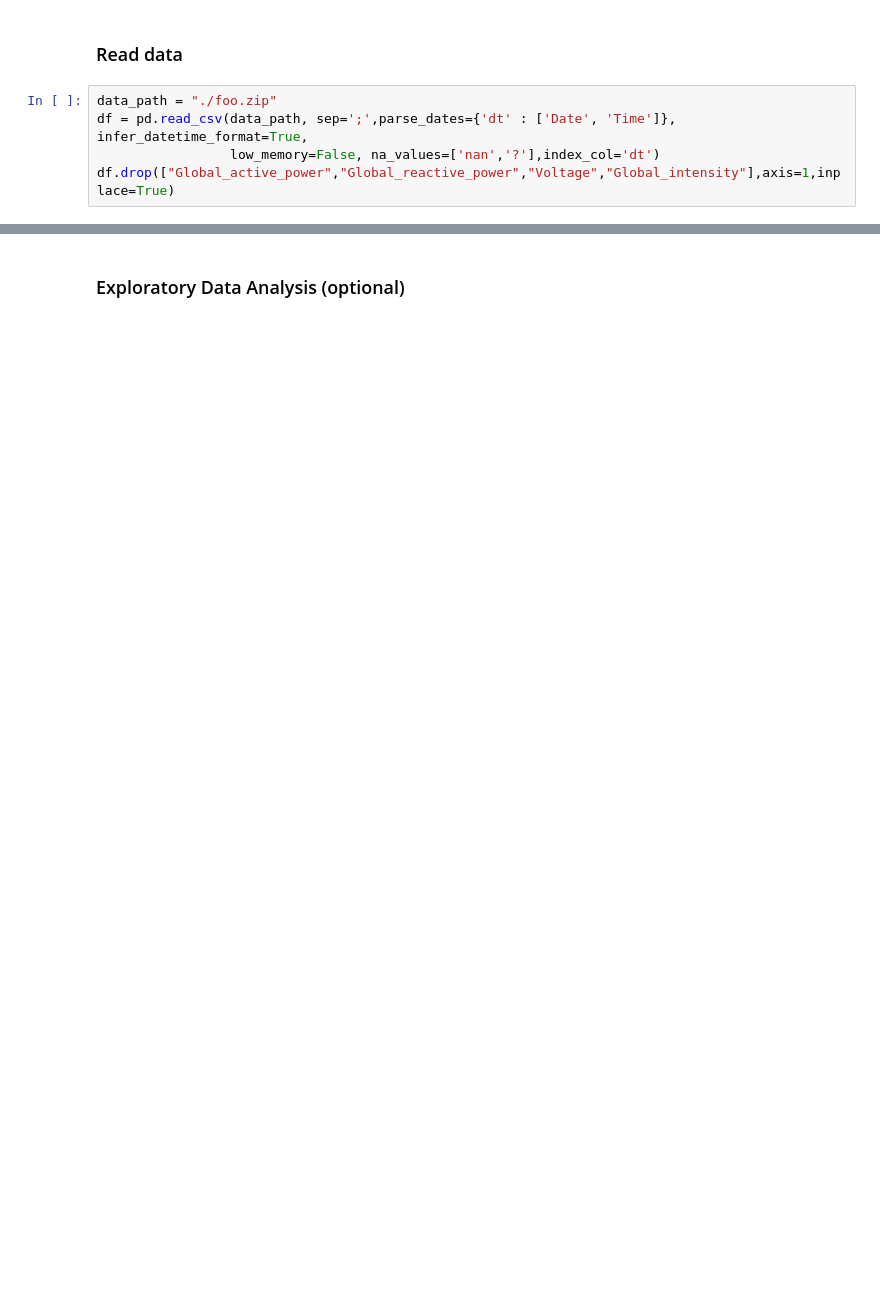
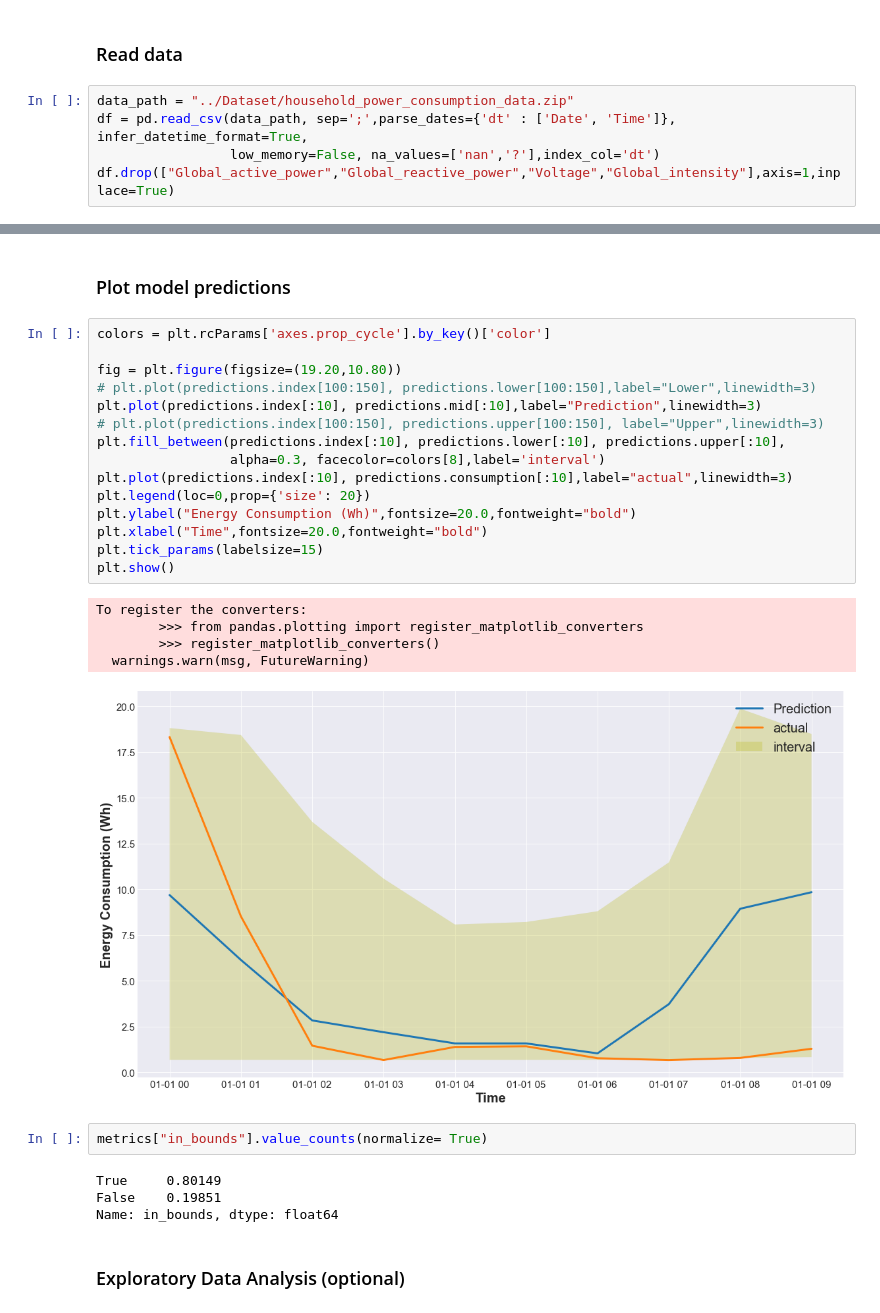
Before and after one commit to Gci04/Household-Power-Consumption, a Jupyter notebook: src/Household_Power_Prediction.ipynb, the cells around one changed output, grey strips where cells are left out. Drawn from its saved outputs; the diff is of its cells as text; blank space fills up the shorter version.

```diff
--- a/src/Household_Power_Prediction.ipynb
+++ b/src/Household_Power_Prediction.ipynb
@@ -46,7 +50,7 @@ from sklearn.metrics import mean_squared_error
 # %% [markdown]
 ### Read data
 # %%
-data_path = "./foo.zip"
+data_path = "../Dataset/household_power_consumption_data.zip"
 df = pd.read_csv(data_path, sep=';',parse_dates={'dt' : ['Date', 'Time']}, infer_datetime_format=True,
                  low_memory=False, na_values=['nan','?'],index_col='dt')
 df.drop(["Global_active_power","Global_reactive_power","Voltage","Global_intensity"],axis=1,inplace=True)
@@ -63,3 +206,32 @@ df.head()
+# %% [markdown]
+### Plot model predictions
+# %%
+colors = plt.rcParams['axes.prop_cycle'].by_key()['color']
+
+fig = plt.figure(figsize=(19.20,10.80))
+# plt.plot(predictions.index[100:150], predictions.lower[100:150],label="Lower",linewidth=3)
+plt.plot(predictions.index[:10], predictions.mid[:10],label="Prediction",linewidth=3)
+# plt.plot(predictions.index[100:150], predictions.upper[100:150], label="Upper",linewidth=3)
+plt.fill_between(predictions.index[:10], predictions.lower[:10], predictions.upper[:10],
+                 alpha=0.3, facecolor=colors[8],label='interval')
+plt.plot(predictions.index[:10], predictions.consumption[:10],label="actual",linewidth=3)
+plt.legend(loc=0,prop={'size': 20})
+plt.ylabel("Energy Consumption (Wh)",fontsize=20.0,fontweight="bold")
+plt.xlabel("Time",fontsize=20.0,fontweight="bold")
+plt.tick_params(labelsize=15)
+plt.show()
+# %% [output]
+To register the converters:
+        >>> from pandas.plotting import register_matplotlib_converters
+        >>> register_matplotlib_converters()
+  warnings.warn(msg, FutureWarning)
+[figure, added]
+# %%
+metrics["in_bounds"].value_counts(normalize= True)
+# %% [output]
+True     0.80149
+False    0.19851
+Name: in_bounds, dtype: float64
 # %% [markdown]
 ### Exploratory Data Analysis (optional)
 # %%
```
Also changed, not shown: parts of 42 cells of this notebook, 2 other files.
